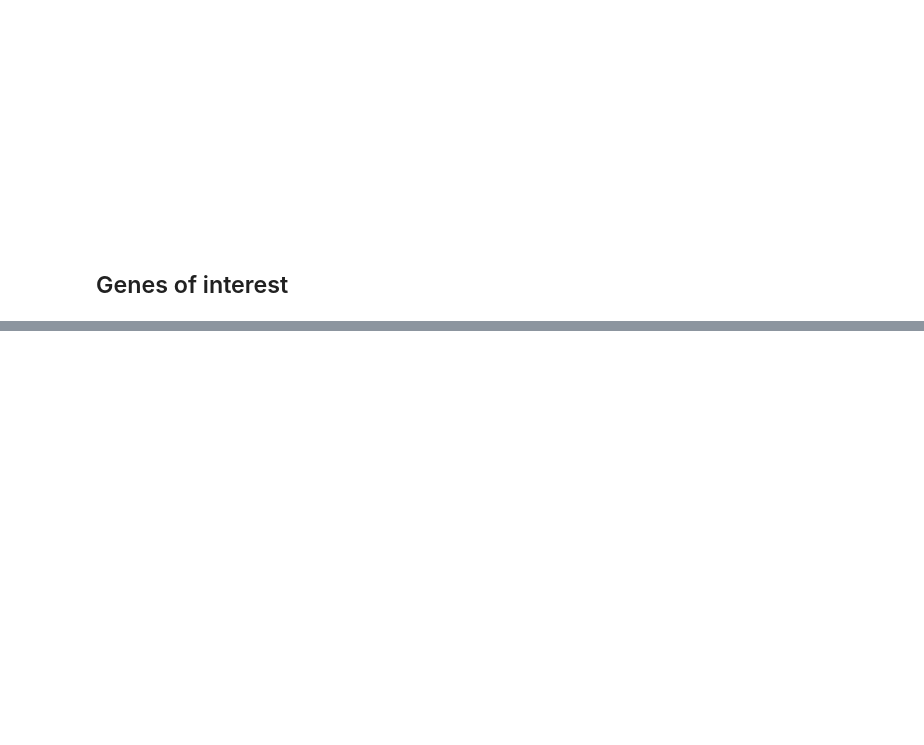
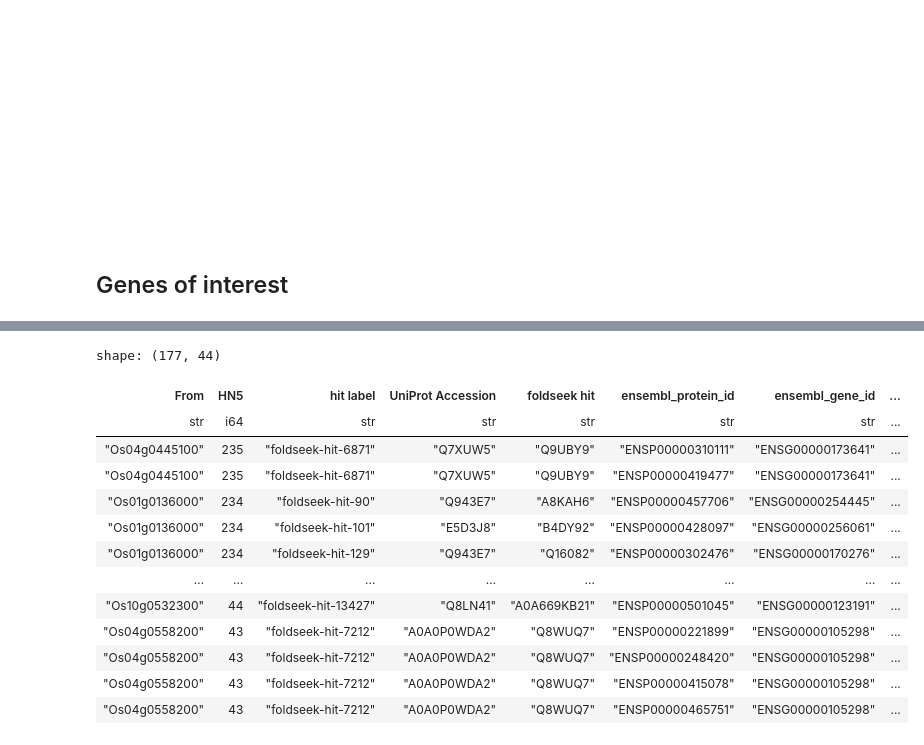
Before and after one commit to yonesora56/HS_rice_analysis, a Jupyter notebook: notebooks/13_foldseek_result_parse_2_up.ipynb, the cells around one changed output, grey strips where cells are left out. Cells and saved outputs as stored; diff of their text form; code cells hidden in the pictures; blank space fills up the shorter version.

```diff
--- a/notebooks/13_foldseek_result_parse_2_up.ipynb
+++ b/notebooks/13_foldseek_result_parse_2_up.ipynb
@@ -1840,12 +1593,3 @@ shape: (177, 43)
 &nbsp;
 # %% [markdown]
 ## Genes of interest
-# %%
-genes_of_interest_hnscore = hnscore_info.filter(
-    pl.col("hit label").is_in(condition3_filter_4["hit label"])
-    # (pl.col("hit label").is_in(have_domain_info["hit label"])) # Add condition for common InterPro ID
-)
-
-print(genes_of_interest_hnscore.select("hit label").n_unique())
-pl.Config.set_tbl_rows(40)
-display(genes_of_interest_hnscore)
@@ -1978,0 +1596,38 @@ shape: (288, 5)
+# %%
+hnscore_info = pl.read_csv(
+    "../Data/07_extract_gene/HN5_genelist_rice_2505/HN5_genes_up_rice.tsv",
+    separator="\t"
+).select(
+    "From",
+    "HN5"
+)
+
+condition3_filter_4_hnscore = hnscore_info.join(
+    condition3_filter_4,
+    on="From",
+    how="inner",
+    coalesce=True,
+    validate="m:m"
+)
+
+condition3_filter_4_hnscore.write_csv(
+    "../Data/21_foldseek_result_validate_rice_up/rice_up/rice_up_condition3_filter_4_hnscore.tsv",
+    separator="\t"
+)
+
+display(condition3_filter_4_hnscore)
+# %% [output]
+shape: (177, 44)
+| From | HN5 | hit label | UniProt Accession | foldseek hit | ensembl_protein_id | ensembl_gene_id | ... |
+| str | i64 | str | str | str | str | str | ... |
+| "Os04g0445100" | 235 | "foldseek-hit-6871" | "Q7XUW5" | "Q9UBY9" | "ENSP00000310111" | "ENSG00000173641" | ... |
+| "Os04g0445100" | 235 | "foldseek-hit-6871" | "Q7XUW5" | "Q9UBY9" | "ENSP00000419477" | "ENSG00000173641" | ... |
+| "Os01g0136000" | 234 | "foldseek-hit-90" | "Q943E7" | "A8KAH6" | "ENSP00000457706" | "ENSG00000254445" | ... |
+| "Os01g0136000" | 234 | "foldseek-hit-101" | "E5D3J8" | "B4DY92" | "ENSP00000428097" | "ENSG00000256061" | ... |
+| "Os01g0136000" | 234 | "foldseek-hit-129" | "Q943E7" | "Q16082" | "ENSP00000302476" | "ENSG00000170276" | ... |
+| … | … | … | … | … | … | … | ... |
+| "Os10g0532300" | 44 | "foldseek-hit-13427" | "Q8LN41" | "A0A669KB21" | "ENSP00000501045" | "ENSG00000123191" | ... |
+| "Os04g0558200" | 43 | "foldseek-hit-7212" | "A0A0P0WDA2" | "Q8WUQ7" | "ENSP00000221899" | "ENSG00000105298" | ... |
+| "Os04g0558200" | 43 | "foldseek-hit-7212" | "A0A0P0WDA2" | "Q8WUQ7" | "ENSP00000248420" | "ENSG00000105298" | ... |
+| "Os04g0558200" | 43 | "foldseek-hit-7212" | "A0A0P0WDA2" | "Q8WUQ7" | "ENSP00000415078" | "ENSG00000105298" | ... |
+| "Os04g0558200" | 43 | "foldseek-hit-7212" | "A0A0P0WDA2" | "Q8WUQ7" | "ENSP00000465751" | "ENSG00000105298" | ... |
```
Also changed, not shown: parts of 32 cells of this notebook, 9 other files.
